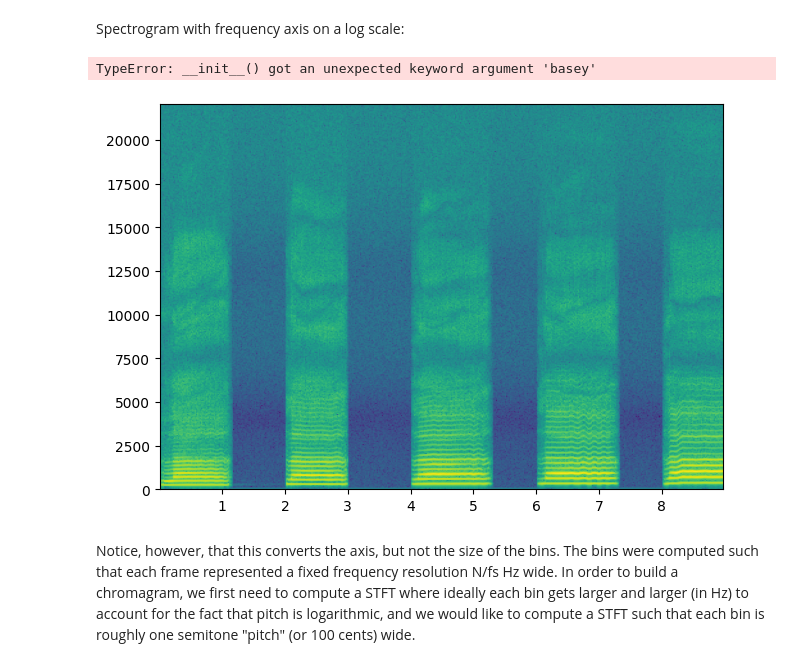
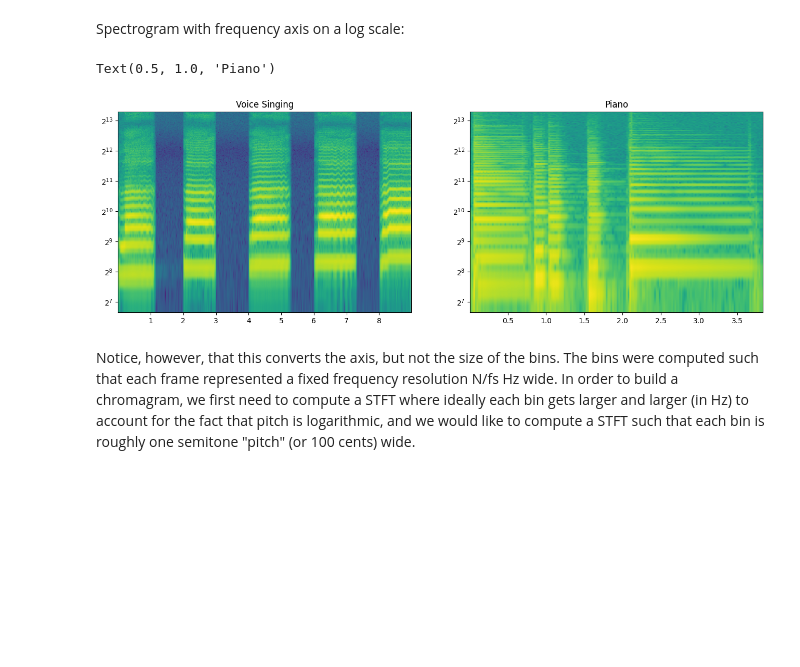
Before and after one commit to JiayingLi0803/AudioTechII_GRA, a Jupyter notebook: notebooks/Lesson19_PitchFeatures_old.ipynb, the cells around one changed output. Saved outputs shown, nothing was run; the diff lists cells and outputs as text; code cells hidden in the pictures; blank space fills up the shorter version.

```diff
--- a/notebooks/Lesson19_PitchFeatures_old.ipynb
+++ b/notebooks/Lesson19_PitchFeatures_old.ipynb
@@ -43,19 +43,19 @@ Spectrogram with frequency axis on a log scale:
 # %%
 #Vocals
 plt.figure(figsize=(16,5))
 ax = plt.subplot(1,2,1)
 plt.specgram(newx, NFFT=1028, Fs=44100, mode='magnitude', scale='dB');
-ax.set_yscale('log', basey=2)#change y axis to log scale
+ax.set_yscale('log', base=2)#change y axis to log scale
 ax.set_ylim(100,10050)#manually set ylimits - default cuts off inappropriately
 plt.title('Voice Singing')
 ax2 = plt.subplot(1,2,2)
 plt.specgram(x2, NFFT=1028, Fs=44100, mode='magnitude', scale='dB');
-ax2.set_yscale('log', basey=2)#change y axis to log scale
+ax2.set_yscale('log', base=2)#change y axis to log scale
 ax2.set_ylim(100,10050)#manually set ylimits - default cuts off inappropriately
 plt.title('Piano')
 # %% [output]
-TypeError: __init__() got an unexpected keyword argument 'basey'
+Text(0.5, 1.0, 'Piano')
-[figure, old version]
+[figure, new version]
 # %% [markdown]
 Notice, however, that this converts the axis, but not the size of the bins. The bins were computed such that each frame represented a fixed frequency resolution N/fs Hz wide. In order to build a chromagram, we first need to compute a STFT where ideally each bin gets larger and larger (in Hz) to account for the fact that pitch is logarithmic, and we would like to compute a STFT such that each bin is roughly one semitone "pitch" (or 100 cents) wide.
 # %% [markdown]
```
Also changed, not shown: 5 other files.
